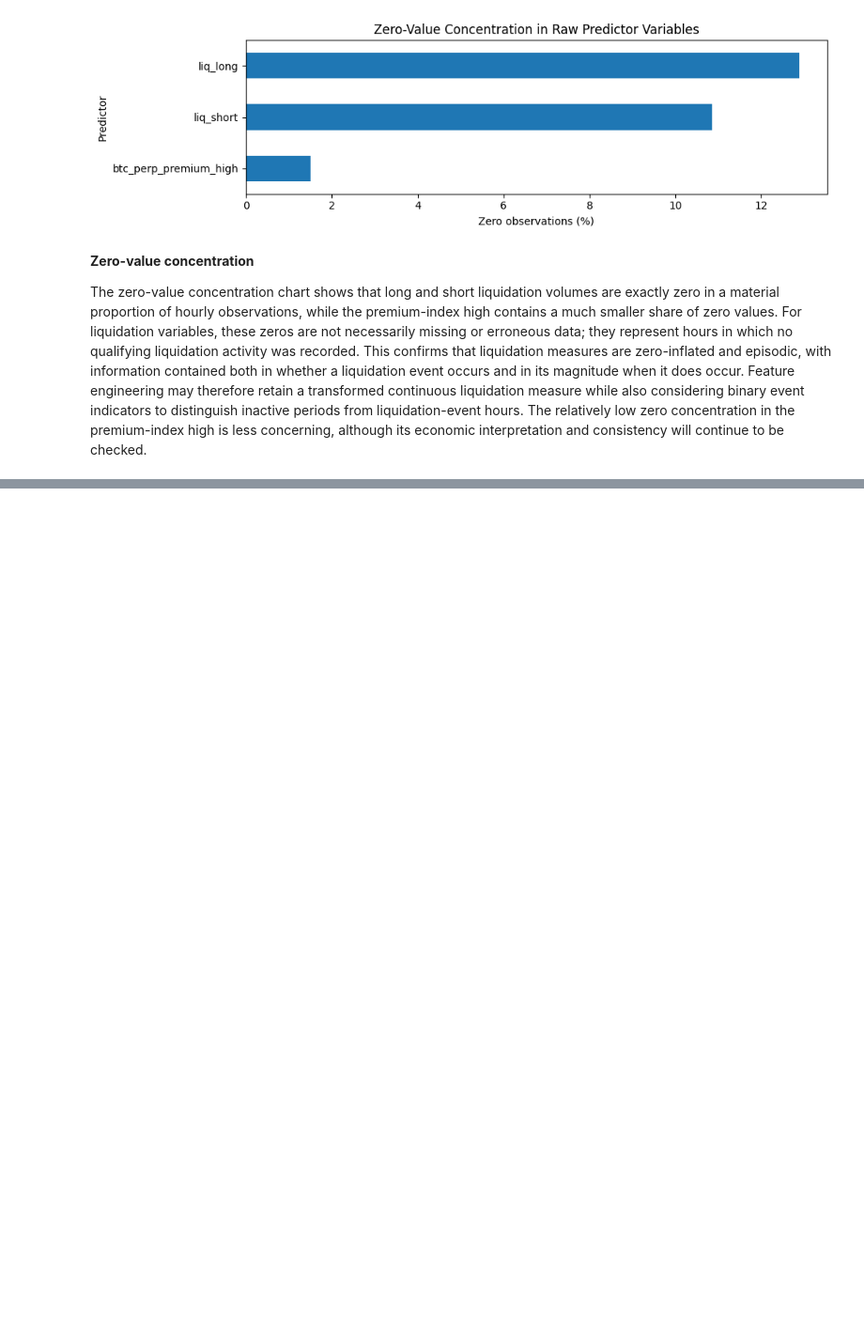
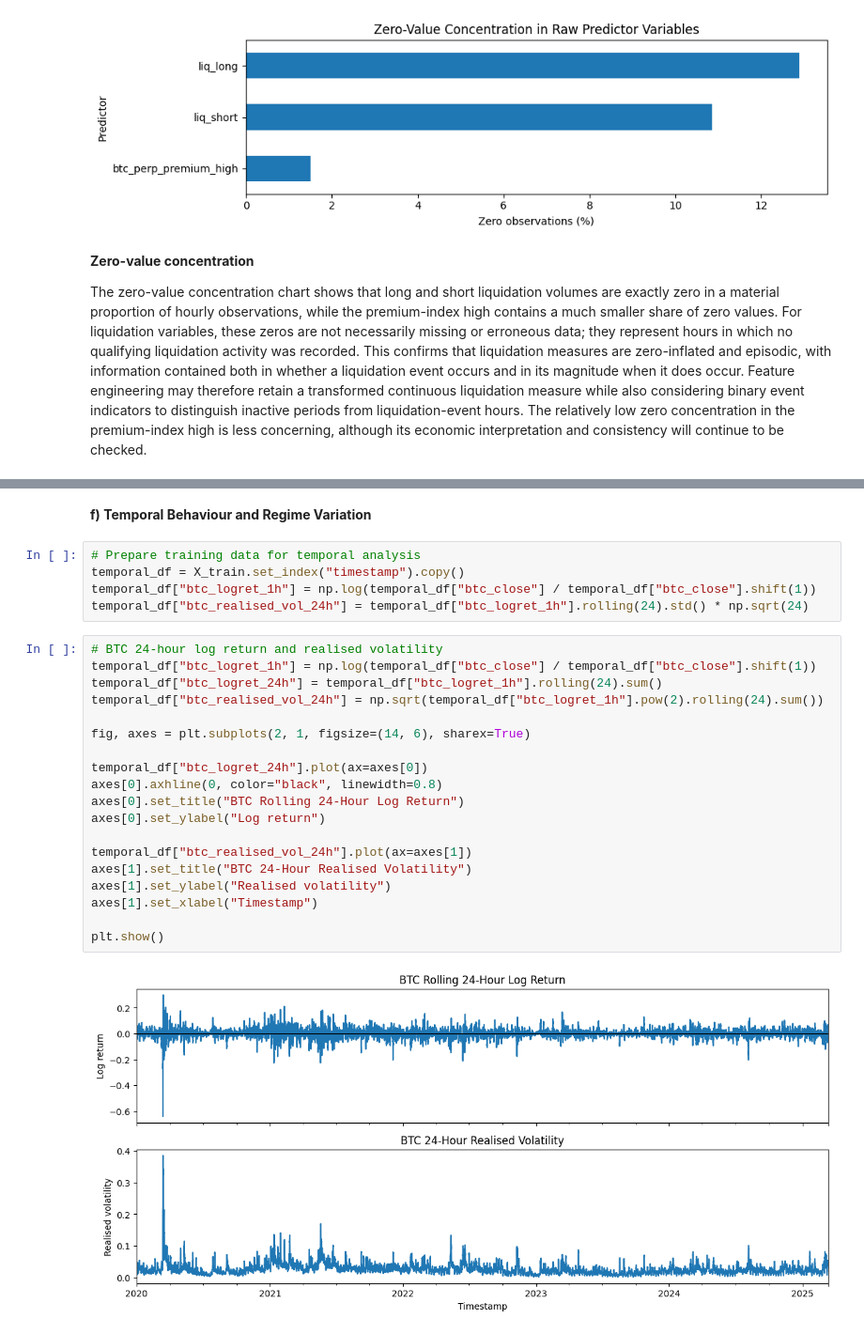
Before and after one commit to jade-lam/CQF, a Jupyter notebook: CQF_Final_Project.ipynb, the cells around one changed output, grey strips where cells are left out. Shown at 94% size. Saved outputs shown, nothing was run; the diff lists cells and outputs as text; blank space fills up the shorter version.

```diff
--- a/CQF_Final_Project.ipynb
+++ b/CQF_Final_Project.ipynb
@@ -2001,0 +2063,28 @@ The zero-value concentration chart shows that long and short liquidation volumes
+# %% [markdown]
+**f) Temporal Behaviour and Regime Variation**
+# %%
+# Prepare training data for temporal analysis
+temporal_df = X_train.set_index("timestamp").copy()
+temporal_df["btc_logret_1h"] = np.log(temporal_df["btc_close"] / temporal_df["btc_close"].shift(1))
+temporal_df["btc_realised_vol_24h"] = temporal_df["btc_logret_1h"].rolling(24).std() * np.sqrt(24)
+# %%
+# BTC 24-hour log return and realised volatility
+temporal_df["btc_logret_1h"] = np.log(temporal_df["btc_close"] / temporal_df["btc_close"].shift(1))
+temporal_df["btc_logret_24h"] = temporal_df["btc_logret_1h"].rolling(24).sum()
+temporal_df["btc_realised_vol_24h"] = np.sqrt(temporal_df["btc_logret_1h"].pow(2).rolling(24).sum())
+
+fig, axes = plt.subplots(2, 1, figsize=(14, 6), sharex=True)
+
+temporal_df["btc_logret_24h"].plot(ax=axes[0])
+axes[0].axhline(0, color="black", linewidth=0.8)
+axes[0].set_title("BTC Rolling 24-Hour Log Return")
+axes[0].set_ylabel("Log return")
+
+temporal_df["btc_realised_vol_24h"].plot(ax=axes[1])
+axes[1].set_title("BTC 24-Hour Realised Volatility")
+axes[1].set_ylabel("Realised volatility")
+axes[1].set_xlabel("Timestamp")
+
+plt.show()
+# %% [output]
+[figure, added]
```
Also changed, not shown: parts of 17 cells of this notebook.
